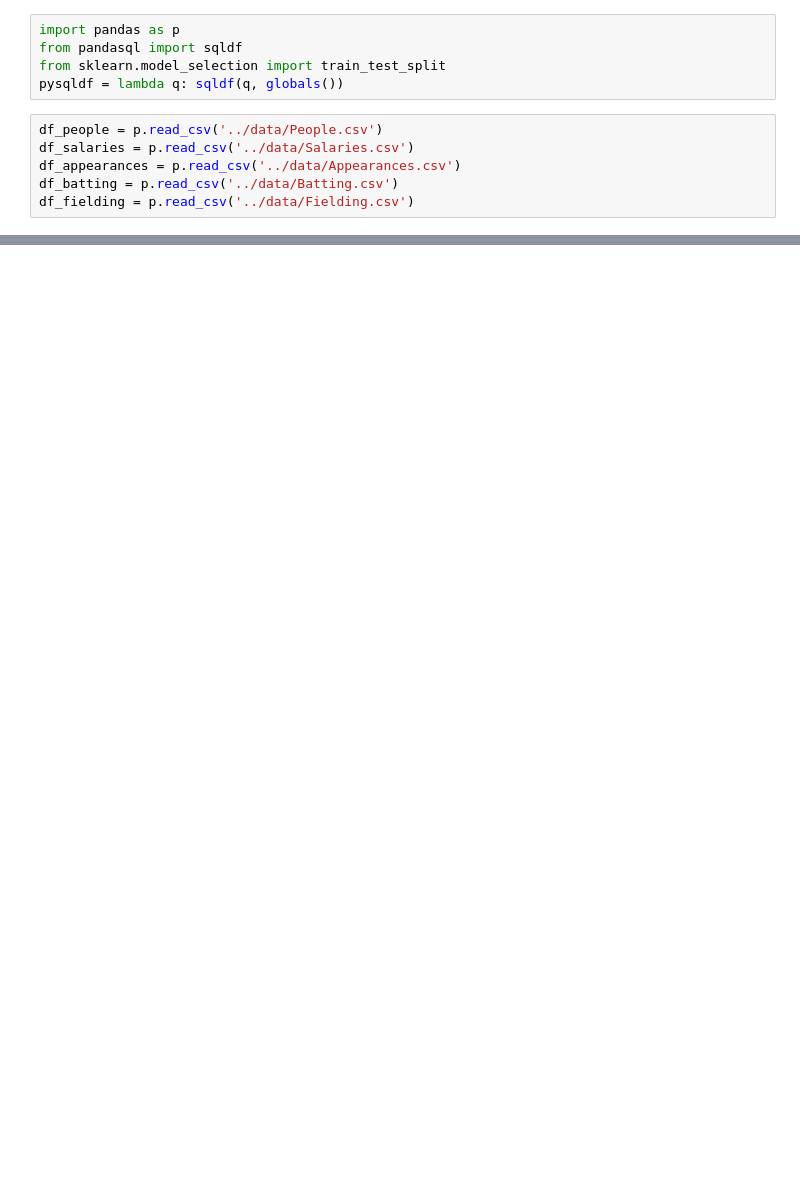
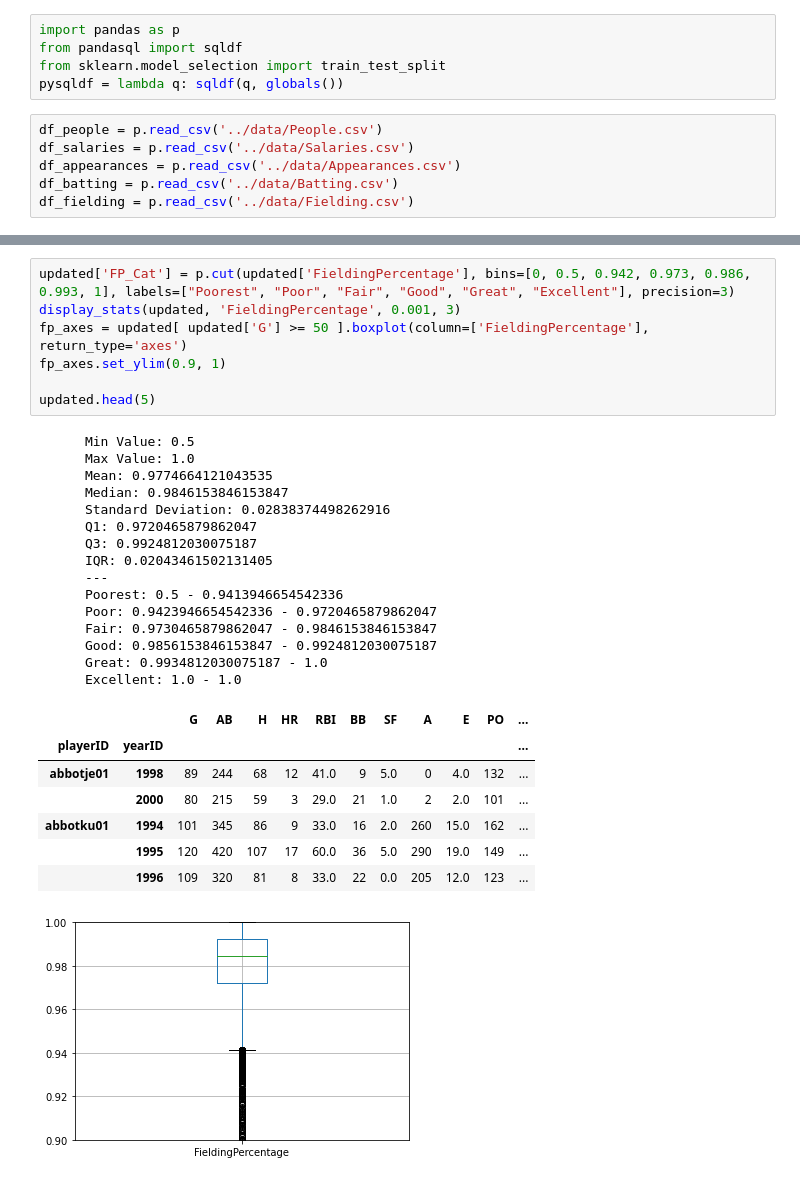
Before and after one commit to Chernide/BaseballPredictorCSCI-5502, a Jupyter notebook: salary/SalaryAnalysis.ipynb, the cells around one changed output, grey strips where cells are left out. Saved outputs shown, nothing was run; the diff lists cells and outputs as text; blank space fills up the shorter version.

```diff
--- a/salary/SalaryAnalysis.ipynb
+++ b/salary/SalaryAnalysis.ipynb
@@ -84,0 +216,31 @@ ba_ax.set_xlim(0, 0.5)
+# %%
+updated['FP_Cat'] = p.cut(updated['FieldingPercentage'], bins=[0, 0.5, 0.942, 0.973, 0.986, 0.993, 1], labels=["Poorest", "Poor", "Fair", "Good", "Great", "Excellent"], precision=3)
+display_stats(updated, 'FieldingPercentage', 0.001, 3)
+fp_axes = updated[ updated['G'] >= 50 ].boxplot(column=['FieldingPercentage'], return_type='axes')
+fp_axes.set_ylim(0.9, 1)
+
+updated.head(5)
+# %% [output]
+      Min Value: 0.5
+      Max Value: 1.0
+      Mean: 0.9774664121043535
+      Median: 0.9846153846153847
+      Standard Deviation: 0.02838374498262916
+      Q1: 0.9720465879862047
+      Q3: 0.9924812030075187
+      IQR: 0.02043461502131405
+      ---
+      Poorest: 0.5 - 0.9413946654542336
+      Poor: 0.9423946654542336 - 0.9720465879862047
+      Fair: 0.9730465879862047 - 0.9846153846153847
+      Good: 0.9856153846153847 - 0.9924812030075187
+      Great: 0.9934812030075187 - 1.0
+      Excellent: 1.0 - 1.0
+|  |  | G | AB | H | HR | RBI | BB | SF | A | E | PO | ... |
+| playerID | yearID |  |  |  |  |  |  |  |  |  |  | ... |
+| abbotje01 | 1998 | 89 | 244 | 68 | 12 | 41.0 | 9 | 5.0 | 0 | 4.0 | 132 | ... |
+|  | 2000 | 80 | 215 | 59 | 3 | 29.0 | 21 | 1.0 | 2 | 2.0 | 101 | ... |
+| abbotku01 | 1994 | 101 | 345 | 86 | 9 | 33.0 | 16 | 2.0 | 260 | 15.0 | 162 | ... |
+|  | 1995 | 120 | 420 | 107 | 17 | 60.0 | 36 | 5.0 | 290 | 19.0 | 149 | ... |
+|  | 1996 | 109 | 320 | 81 | 8 | 33.0 | 22 | 0.0 | 205 | 12.0 | 123 | ... |
+[figure, added]
```
Also changed, not shown: parts of 8 cells of this notebook.
